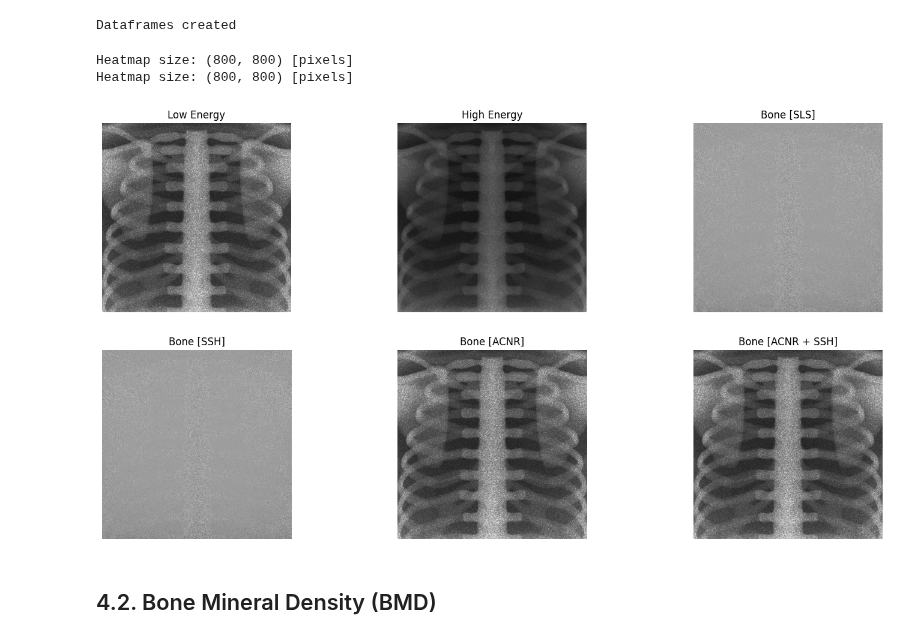
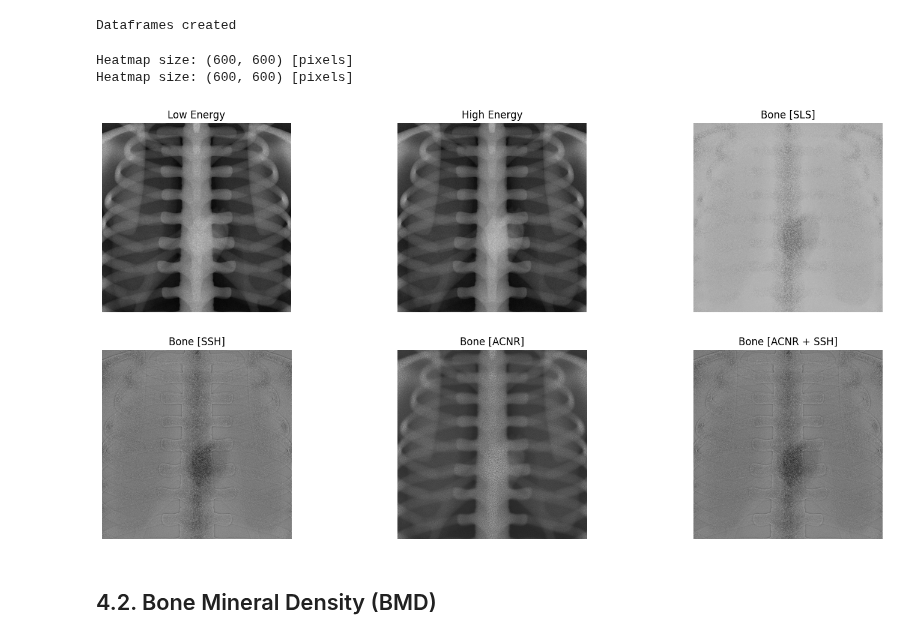
Before and after one commit to miguelcomett/G4_IFI-Team_2024, a Jupyter notebook: miguelcomett/Radiography_2.ipynb, the cells around one changed output. Drawn from its saved outputs; the diff is of its cells as text; code cells hidden in the pictures.

```diff
--- a/miguelcomett/Radiography_2.ipynb
+++ b/miguelcomett/Radiography_2.ipynb
@@ -45,7 +45,7 @@ directory = 'RESULTS/'
 rootnames = ["prueba_40k", "prueba_80k"]
 rootnames = ["Dexa40", "Dexa80"]
 rootnames = ["RC40K100M", "RC80K100M"]
-rootnames = ["RealTube1", "RealTube2"]
+rootnames = ["Sim80kvp", "Sim140kvp"]
 
 tree_name = "Photons"
 x_branch  = "X_axis"
@@ -60,9 +60,9 @@ Dataframes created
 import matplotlib.pyplot as plt
 
 x_shift = 0.0
-y_shift = 30
+y_shift = 10
 
-size = 200
+size = 150
 log_factor = 0.1
 
 low_energy_img, xlim, ylim  = RadLib.Heatmap_from_Dask(x_1, y_1, size, log_factor, x_shift, y_shift, '')
@@ -73,31 +73,31 @@ high_energy_img, xlim, ylim = RadLib.Heatmap_from_Dask(x_2, y_2, size, log_facto
 
 plt.close(); plt.close()
 # %% [output]
-Heatmap size: (800, 800) [pixels]
-Heatmap size: (800, 800) [pixels]
+Heatmap size: (600, 600) [pixels]
+Heatmap size: (600, 600) [pixels]
 # %%
 # PLOT HEATMAPS
 
 import Radiography_Library as RadLib
 
-sg = 0
+sg = 2
 
 sigma1 = sg
 sigma2 = sg
-wn = 1
+wn = .011
 
 save_in = 'Results/'
-save_as_1 = ''
-save_as_2 = ''
+save_as_1 = 'loow'
+save_as_2 = 'hiigh'
 save_as_3 = ''
 save_as_4 = ''
 save_as_5 = ''
 save_as_6 = ''
 
 SLS_Bone, SSH_Bone, ACNR_Bone, ACNR_SSH_Bone = RadLib.IsolateTissues(
     low_energy_img, high_energy_img, sigma1, sigma2, wn, save_in, save_as_1, save_as_2, save_as_3, save_as_4, save_as_5, save_as_6)
 # %% [output]
-[figure, old version]
+[figure, new version]
 # %% [markdown]
 ## 4.2. Bone Mineral Density (BMD)
 # %%
```
Also changed, not shown: 5 other files.
